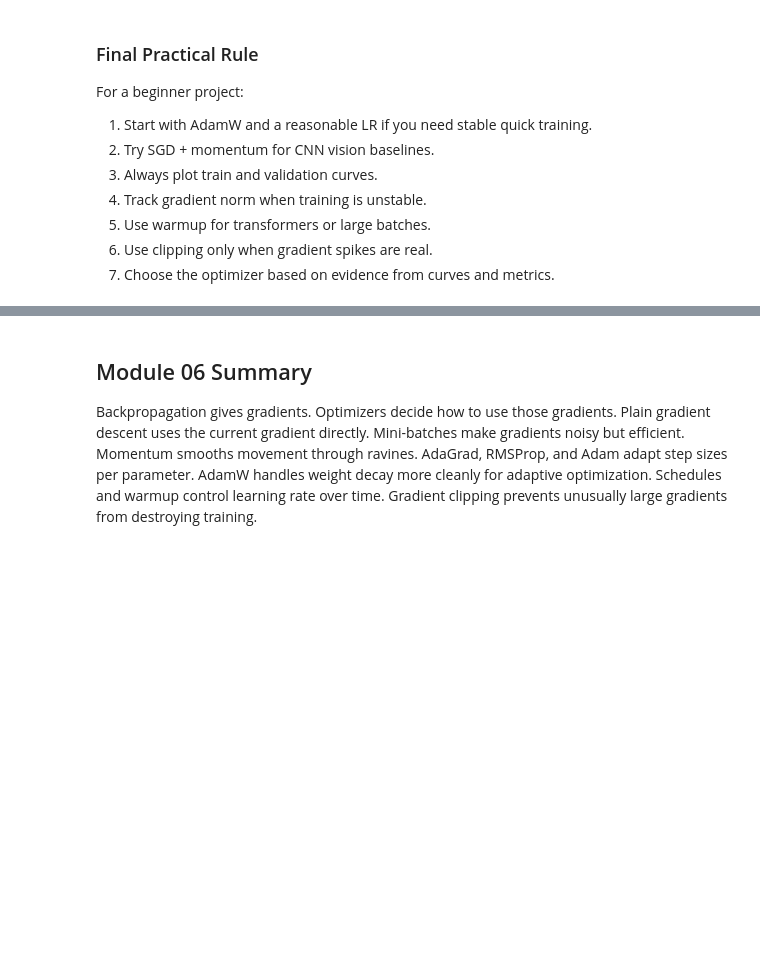
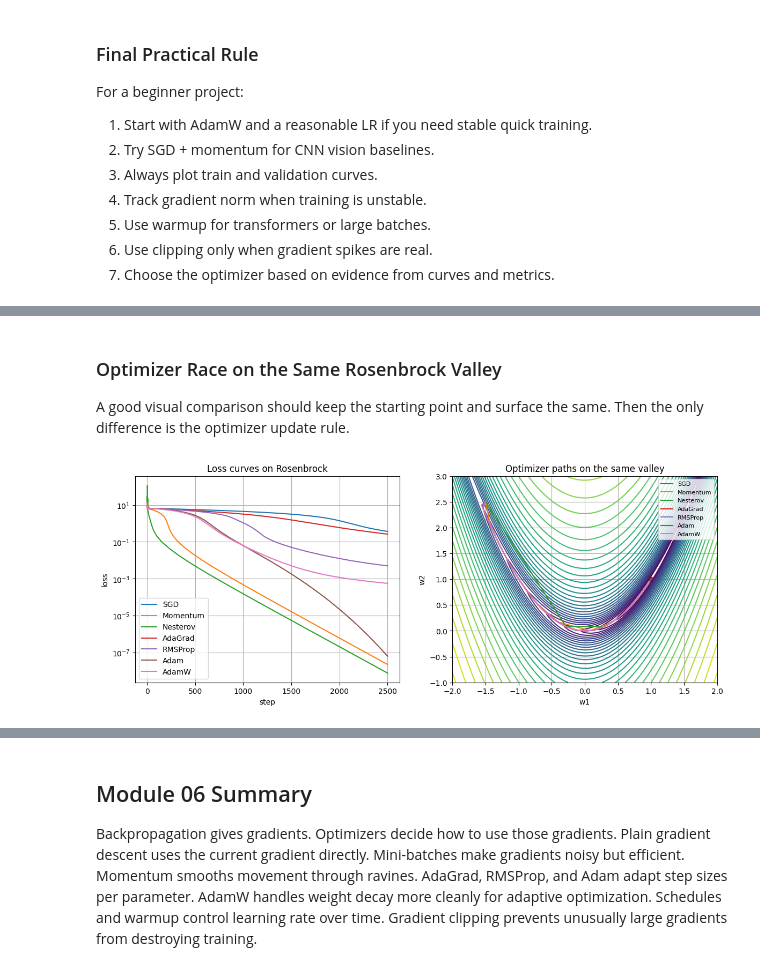
Before and after one commit to sidhu7777/Machine_Learning_Notes, a Jupyter notebook: deep_learning/modules/Module_06_Gradient_Descent_Optimizers_and_Learning_Rate_Strategy.ipynb, the cells around one changed output, grey strips where cells are left out. Saved outputs shown, nothing was run; the diff lists cells and outputs as text; code cells hidden in the pictures; blank space fills up the shorter version.

```diff
--- a/deep_learning/modules/Module_06_Gradient_Descent_Optimizers_and_Learning_Rate_Strategy.ipynb
+++ b/deep_learning/modules/Module_06_Gradient_Descent_Optimizers_and_Learning_Rate_Strategy.ipynb
@@ -940,0 +1067,53 @@ For a beginner project:
+# %% [markdown]
+### Optimizer Race on the Same Rosenbrock Valley
+
+A good visual comparison should keep the starting point and surface the same. Then the only difference is the optimizer update rule.
+# %%
+def run_optimizer_on_rosen(name, start=np.array([-1.5, 2.5]), steps=2500, lr=0.001):
+    w = start.astype(float).copy()
+    state = {}
+    path = [w.copy()]
+    losses = [rosenbrock(w)]
+    for _ in range(steps):
+        if name == 'Nesterov':
+            v = state.get('v', np.zeros_like(w))
+            lookahead = w - lr*0.9*v
+            g = rosen_grad(lookahead)
+        else:
+            g = rosen_grad(w)
+        w, state = optimizer_step(name, w, g, state, lr=lr, weight_decay=0.01)
+        if np.any(~np.isfinite(w)):
+            break
+        path.append(w.copy())
+        losses.append(rosenbrock(w))
+    return np.array(path), np.array(losses)
+
+settings = {
+    'SGD': 0.0008,
+    'Momentum': 0.0008,
+    'Nesterov': 0.0008,
+    'AdaGrad': 0.12,
+    'RMSProp': 0.003,
+    'Adam': 0.02,
+    'AdamW': 0.02,
+}
+results = {}
+for name, lr in settings.items():
+    results[name] = run_optimizer_on_rosen(name, lr=lr)
+
+fig, axes = plt.subplots(1, 2, figsize=(14,5))
+for name, (path, losses) in results.items():
+    axes[0].plot(losses, label=name)
+axes[0].set_yscale('log')
+axes[0].set_title('Loss curves on Rosenbrock')
+axes[0].set_xlabel('step'); axes[0].set_ylabel('loss'); axes[0].legend()
+
+axes[1].contour(RX, RY, np.log1p(RZ), levels=35)
+for name, (path, _) in results.items():
+    sampled = path[::max(1, len(path)//80)]
+    axes[1].plot(sampled[:,0], sampled[:,1], label=name)
+axes[1].scatter([1],[1],c='red')
+axes[1].set_title('Optimizer paths on the same valley')
+axes[1].set_xlabel('w1'); axes[1].set_ylabel('w2'); axes[1].legend(fontsize=8);
+# %% [output]
+[figure, added]
```
Also changed, not shown: parts of 17 cells of this notebook.
